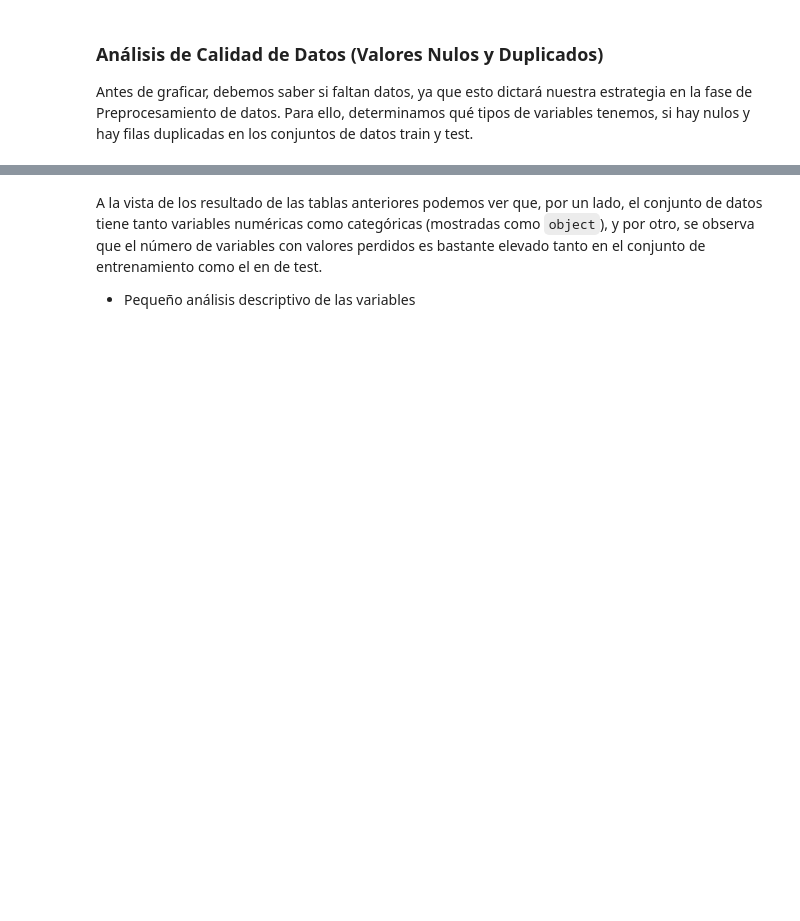
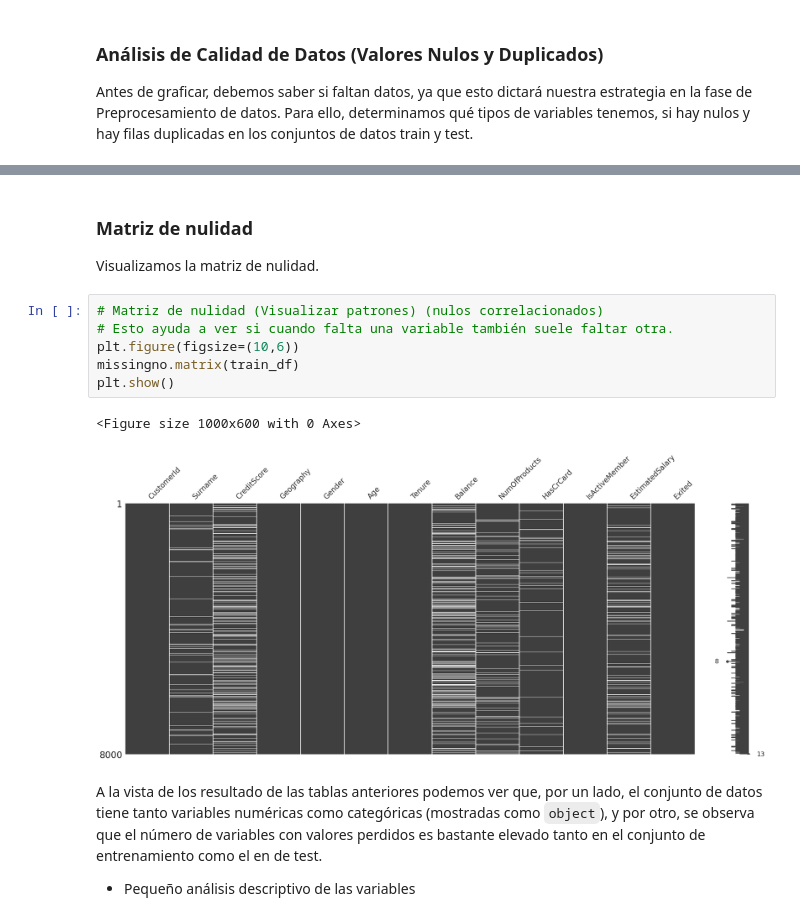
Before and after one commit to vidaldominguez/cdaa-customer-churn, a Jupyter notebook: customer_churn_eda.ipynb, the cells around one changed output, grey strips where cells are left out. Saved outputs shown, nothing was run; the diff lists cells and outputs as text; blank space fills up the shorter version.

```diff
--- a/customer_churn_eda.ipynb
+++ b/customer_churn_eda.ipynb
@@ -100,3 +131,16 @@ Duplicados exactos -> train: 0, test: 0
+# %% [markdown]
+### Matriz de nulidad
+
+Visualizamos la matriz de nulidad.
+# %%
+# Matriz de nulidad (Visualizar patrones) (nulos correlacionados)
+# Esto ayuda a ver si cuando falta una variable también suele faltar otra.
+plt.figure(figsize=(10,6))
+missingno.matrix(train_df)
+plt.show()
+# %% [output]
+<Figure size 1000x600 with 0 Axes>
+[figure, added]
 # %% [markdown]
 A la vista de los resultado de las tablas anteriores podemos ver que, por un lado, el conjunto de datos tiene tanto variables numéricas como categóricas (mostradas como `object`), y por otro, se observa que el número de variables con valores perdidos es bastante elevado tanto en el conjunto de entrenamiento como el en de test.
 
```
Also changed, not shown: parts of 13 cells of this notebook.
